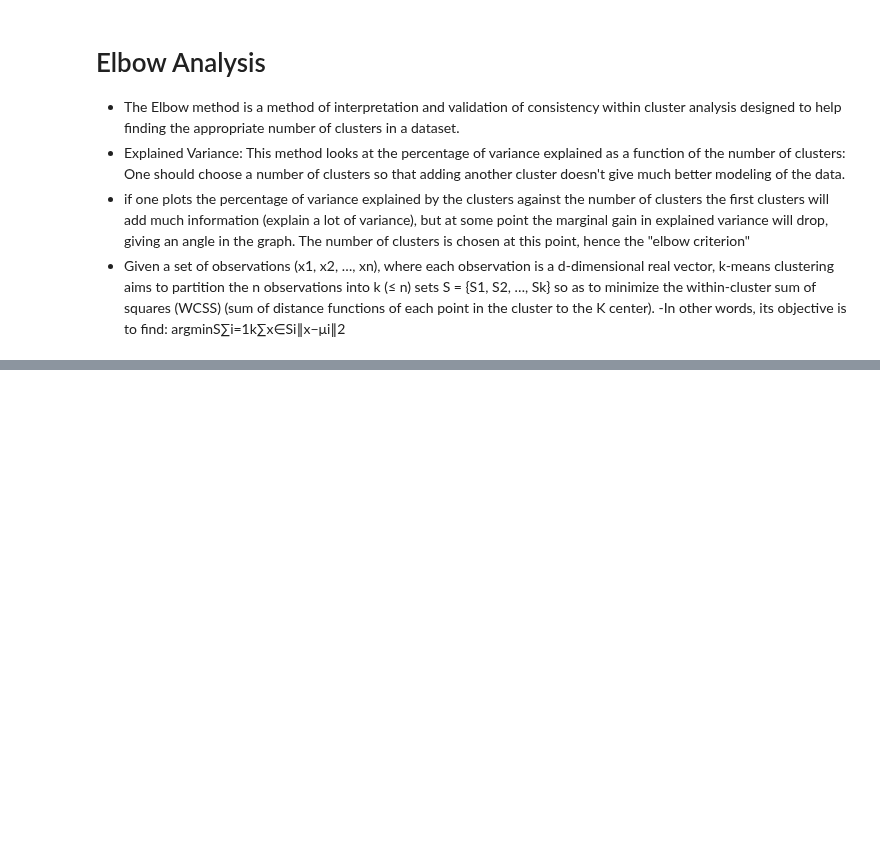
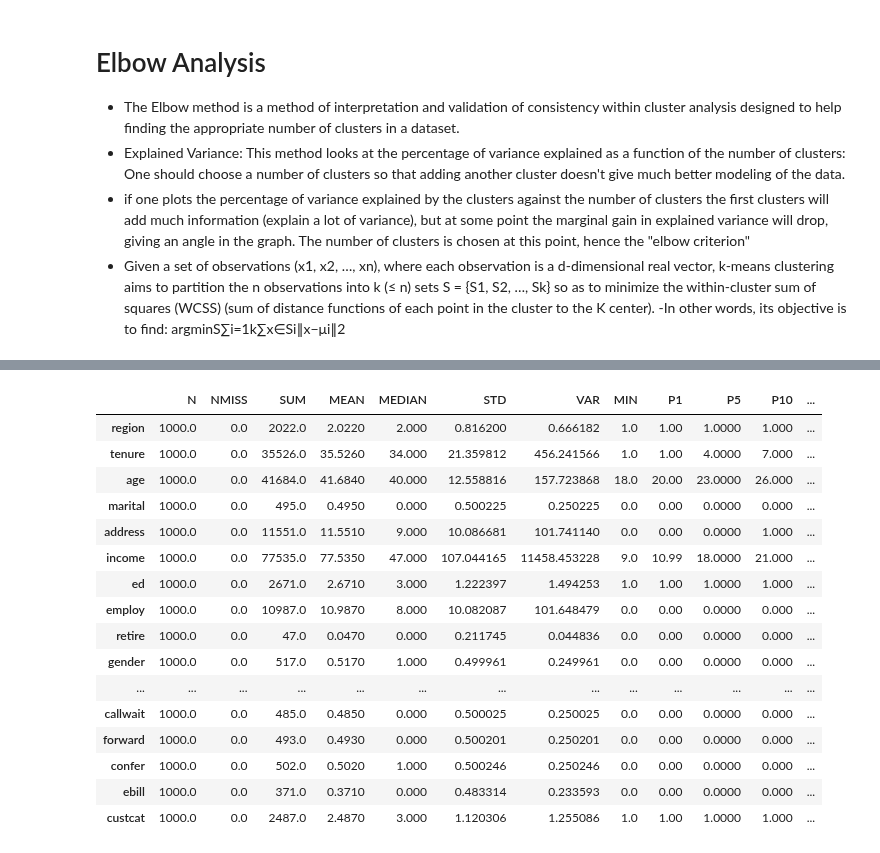
Before and after one commit to mkmritunjay/machineLearning, a Jupyter notebook: KMeans.ipynb, the cells around one changed output, grey strips where cells are left out. Drawn from its saved outputs; the diff is of its cells as text; code cells hidden in the pictures; blank space fills up the shorter version.

```diff
--- a/KMeans.ipynb
+++ b/KMeans.ipynb
@@ -124,0 +141,2 @@ It ranges from -1 (worst) to 1 (best). A **global score** is calculated by takin
+# %%
+telco = pd.read_csv(url)
@@ -124,0 +204,28 @@ It ranges from -1 (worst) to 1 (best). A **global score** is calculated by takin
+# %%
+# Creating Data audit Report
+# Use a general function that returns multiple values
+def var_summary(x):
+    return pd.Series([x.count(), x.isnull().sum(), x.sum(), x.mean(), x.median(),  x.std(), x.var(), x.min(), x.dropna().quantile(0.01), x.dropna().quantile(0.05),x.dropna().quantile(0.10),x.dropna().quantile(0.25),x.dropna().quantile(0.50),x.dropna().quantile(0.75), x.dropna().quantile(0.90),x.dropna().quantile(0.95), x.dropna().quantile(0.99),x.max()],
+                  index=['N', 'NMISS', 'SUM', 'MEAN','MEDIAN', 'STD', 'VAR', 'MIN', 'P1' , 'P5' ,'P10' ,'P25' ,'P50' ,'P75' ,'P90' ,'P95' ,'P99' ,'MAX'])
+
+num_summary=telco_num.apply(lambda x: var_summary(x)).T
+# %%
+num_summary
+# %% [output]
+|  | N | NMISS | SUM | MEAN | MEDIAN | STD | VAR | MIN | P1 | P5 | P10 | ... |
+| region | 1000.0 | 0.0 | 2022.0 | 2.0220 | 2.000 | 0.816200 | 0.666182 | 1.0 | 1.00 | 1.0000 | 1.000 | ... |
+| tenure | 1000.0 | 0.0 | 35526.0 | 35.5260 | 34.000 | 21.359812 | 456.241566 | 1.0 | 1.00 | 4.0000 | 7.000 | ... |
+| age | 1000.0 | 0.0 | 41684.0 | 41.6840 | 40.000 | 12.558816 | 157.723868 | 18.0 | 20.00 | 23.0000 | 26.000 | ... |
+| marital | 1000.0 | 0.0 | 495.0 | 0.4950 | 0.000 | 0.500225 | 0.250225 | 0.0 | 0.00 | 0.0000 | 0.000 | ... |
+| address | 1000.0 | 0.0 | 11551.0 | 11.5510 | 9.000 | 10.086681 | 101.741140 | 0.0 | 0.00 | 0.0000 | 1.000 | ... |
+| income | 1000.0 | 0.0 | 77535.0 | 77.5350 | 47.000 | 107.044165 | 11458.453228 | 9.0 | 10.99 | 18.0000 | 21.000 | ... |
+| ed | 1000.0 | 0.0 | 2671.0 | 2.6710 | 3.000 | 1.222397 | 1.494253 | 1.0 | 1.00 | 1.0000 | 1.000 | ... |
+| employ | 1000.0 | 0.0 | 10987.0 | 10.9870 | 8.000 | 10.082087 | 101.648479 | 0.0 | 0.00 | 0.0000 | 0.000 | ... |
+| retire | 1000.0 | 0.0 | 47.0 | 0.0470 | 0.000 | 0.211745 | 0.044836 | 0.0 | 0.00 | 0.0000 | 0.000 | ... |
+| gender | 1000.0 | 0.0 | 517.0 | 0.5170 | 1.000 | 0.499961 | 0.249961 | 0.0 | 0.00 | 0.0000 | 0.000 | ... |
+| ... | ... | ... | ... | ... | ... | ... | ... | ... | ... | ... | ... | ... |
+| callwait | 1000.0 | 0.0 | 485.0 | 0.4850 | 0.000 | 0.500025 | 0.250025 | 0.0 | 0.00 | 0.0000 | 0.000 | ... |
+| forward | 1000.0 | 0.0 | 493.0 | 0.4930 | 0.000 | 0.500201 | 0.250201 | 0.0 | 0.00 | 0.0000 | 0.000 | ... |
+| confer | 1000.0 | 0.0 | 502.0 | 0.5020 | 1.000 | 0.500246 | 0.250246 | 0.0 | 0.00 | 0.0000 | 0.000 | ... |
+| ebill | 1000.0 | 0.0 | 371.0 | 0.3710 | 0.000 | 0.483314 | 0.233593 | 0.0 | 0.00 | 0.0000 | 0.000 | ... |
+| custcat | 1000.0 | 0.0 | 2487.0 | 2.4870 | 3.000 | 1.120306 | 1.255086 | 1.0 | 1.00 | 1.0000 | 1.000 | ... |
```
Also changed, not shown: parts of 15 cells of this notebook.
